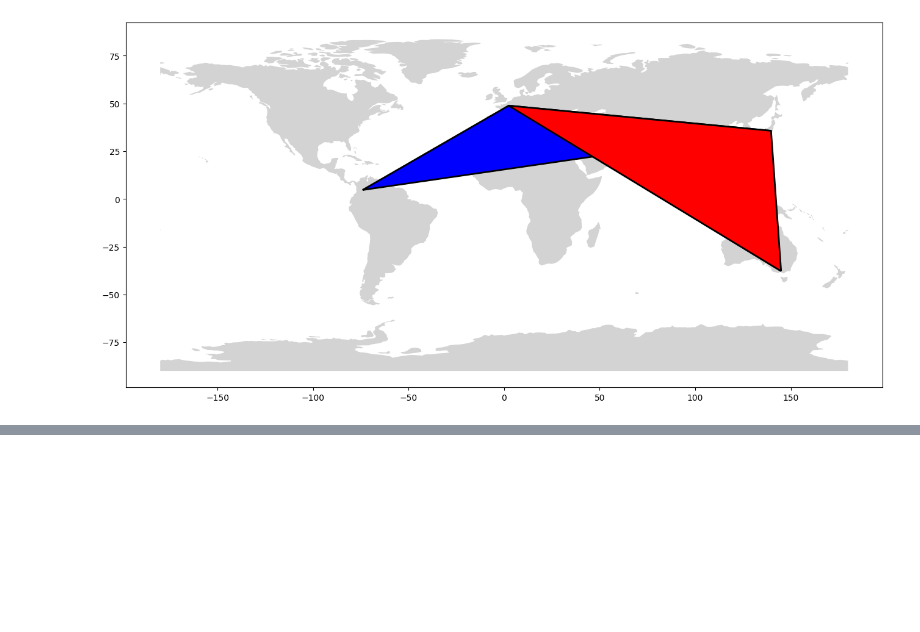
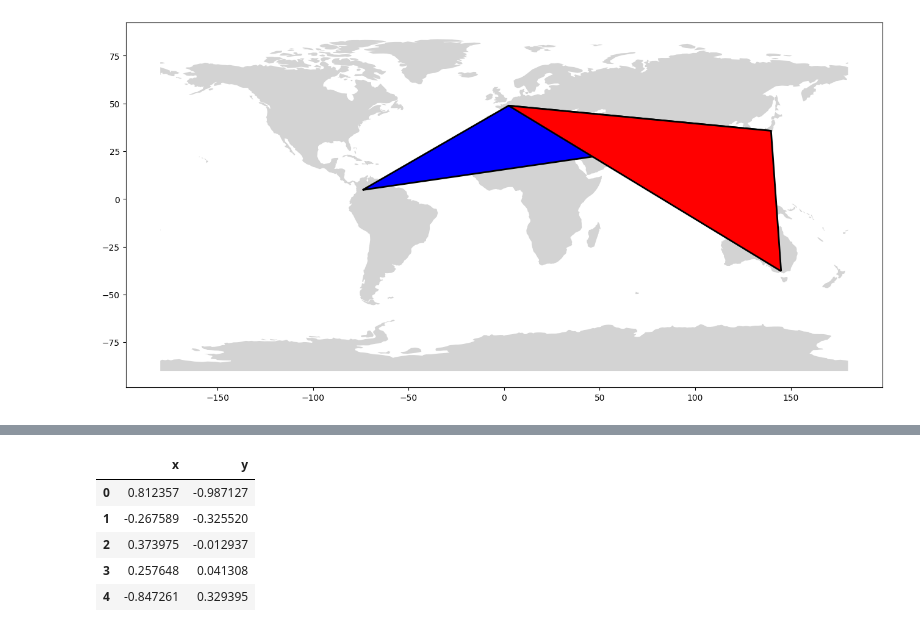
Before and after one commit to janiejestemja/geo, a Jupyter notebook: eda_sketch.ipynb, the cells around one changed output, grey strips where cells are left out. Saved outputs shown, nothing was run; the diff lists cells and outputs as text; code cells hidden in the pictures; blank space fills up the shorter version.

```diff
--- a/eda_sketch.ipynb
+++ b/eda_sketch.ipynb
@@ -547,0 +568,9 @@ plt.show()
+# %%
+spirals_df.head()
+# %% [output]
+|  | x | y |
+| 0 | 0.812357 | -0.987127 |
+| 1 | -0.267589 | -0.325520 |
+| 2 | 0.373975 | -0.012937 |
+| 3 | 0.257648 | 0.041308 |
+| 4 | -0.847261 | 0.329395 |
```
Also changed, not shown: parts of 9 cells of this notebook.
